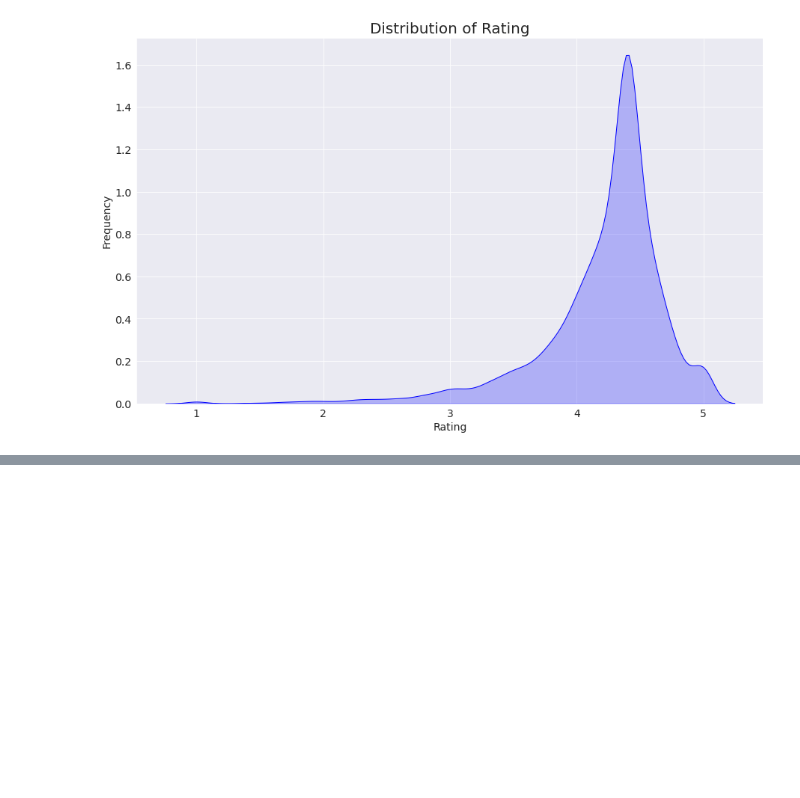
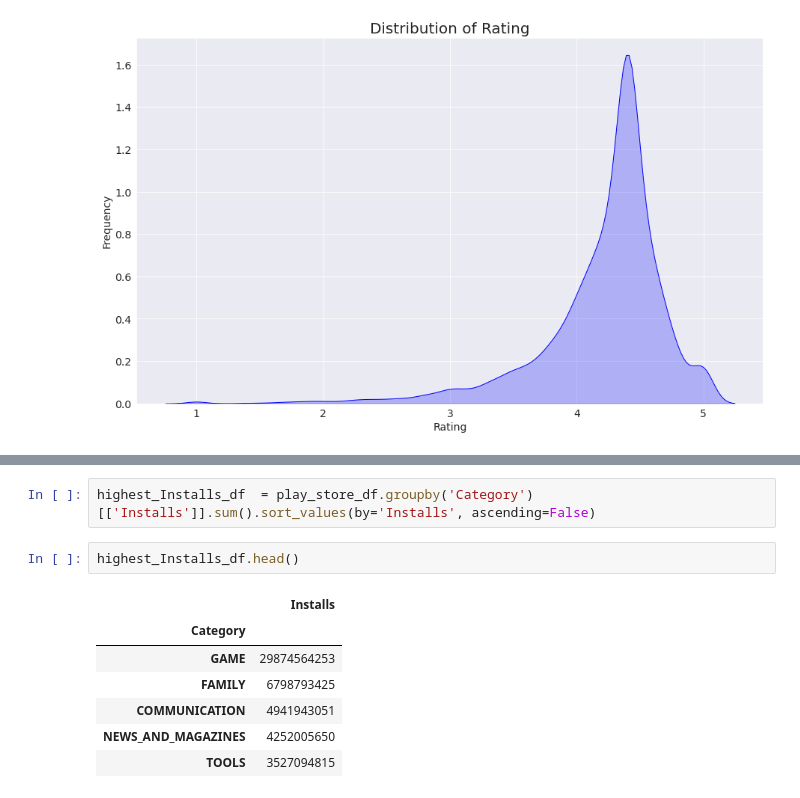
Before and after one commit to pdpranavkumar/Machine-Learning-Models, a Jupyter notebook: Play_Store_App_Review_Analysis_Pranav_Dhabale_Capstone_Project.ipynb, the cells around one changed output, grey strips where cells are left out. Drawn from its saved outputs; the diff is of its cells as text; blank space fills up the shorter version.

```diff
--- a/Play_Store_App_Review_Analysis_Pranav_Dhabale_Capstone_Project.ipynb
+++ b/Play_Store_App_Review_Analysis_Pranav_Dhabale_Capstone_Project.ipynb
@@ -520,0 +542,12 @@ plt.title('Distribution of Rating',size = 20);
+# %%
+highest_Installs_df  = play_store_df.groupby('Category')[['Installs']].sum().sort_values(by='Installs', ascending=False)
+# %%
+highest_Installs_df.head()
+# %% [output]
+|  | Installs |
+| Category |  |
+| GAME | 29874564253 |
+| FAMILY | 6798793425 |
+| COMMUNICATION | 4941943051 |
+| NEWS_AND_MAGAZINES | 4252005650 |
+| TOOLS | 3527094815 |
```
Also changed, not shown: parts of 8 cells of this notebook.
